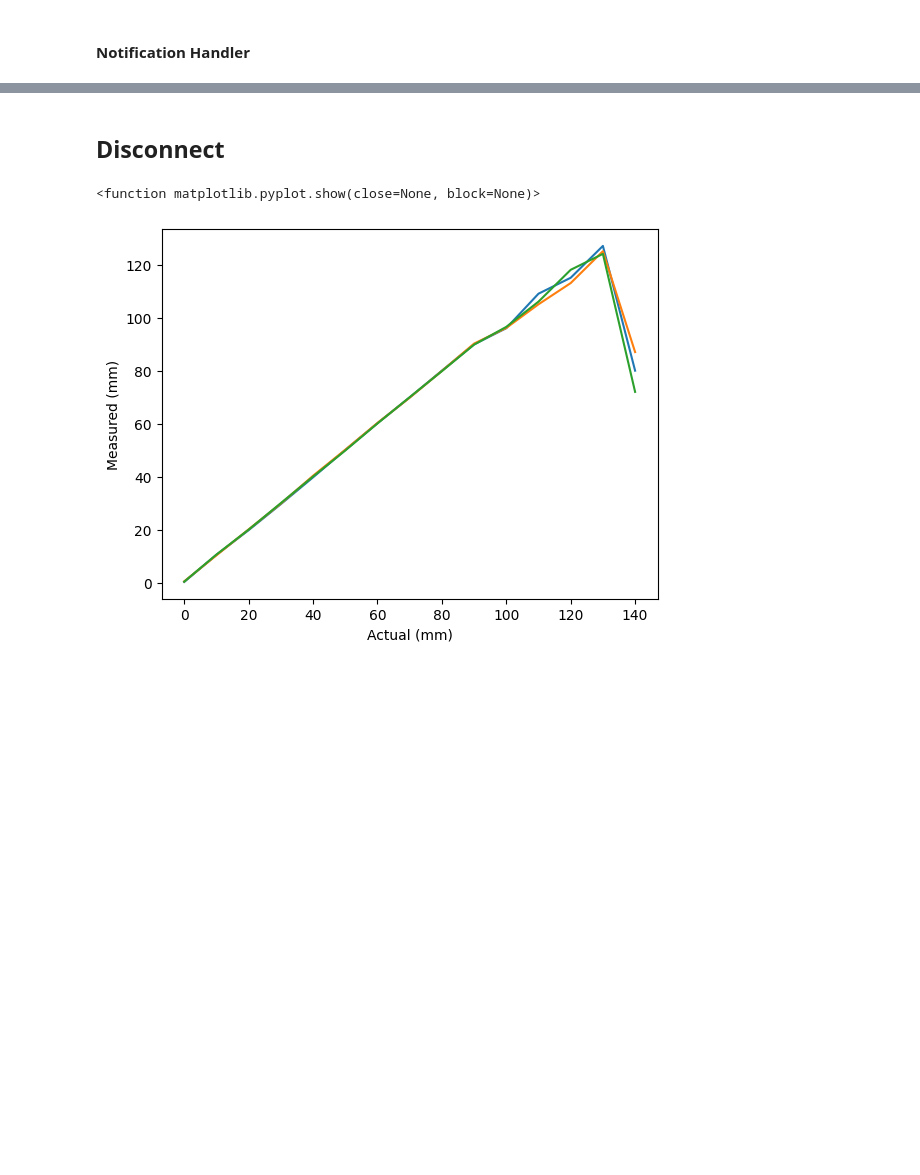
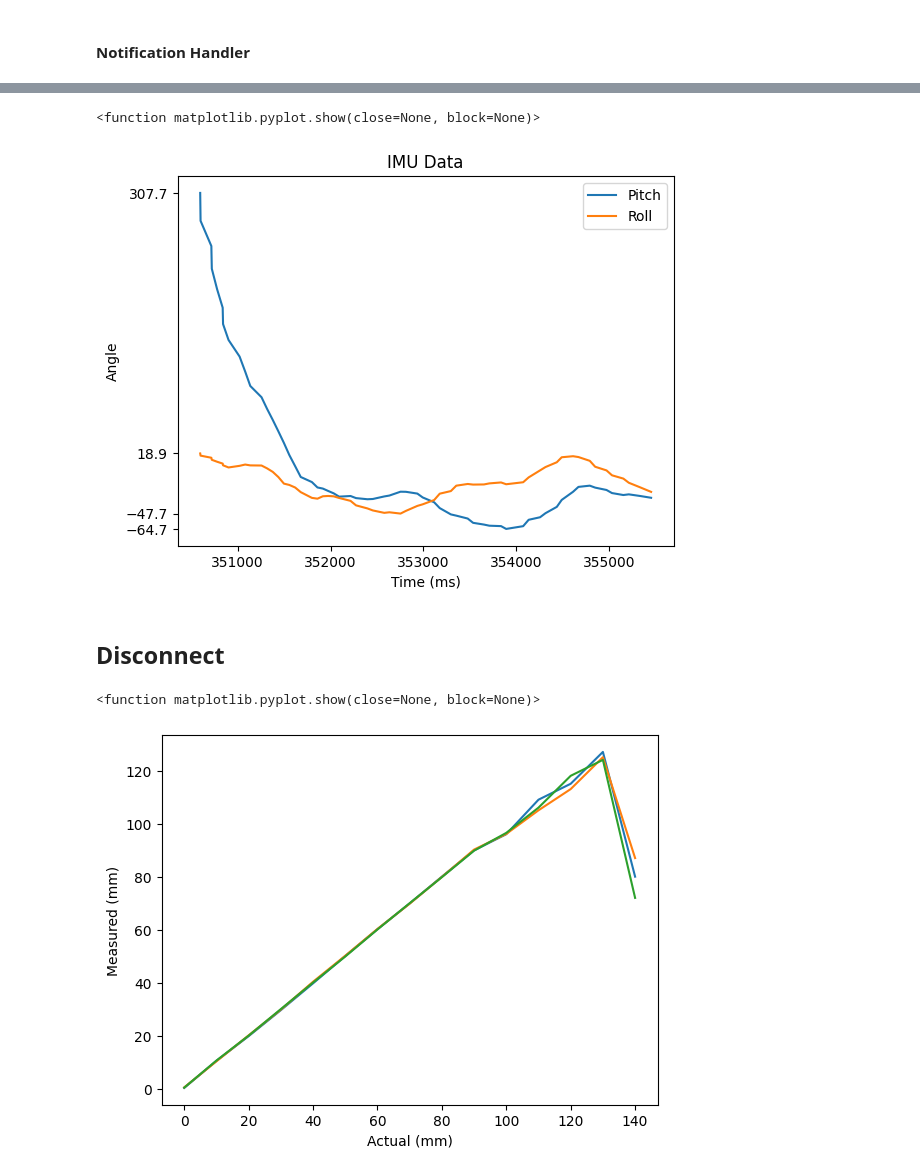
Before and after one commit to bhadrab/ECE4160LabCode, a Jupyter notebook: ble_python/demo.ipynb, the cells around one changed output, grey strips where cells are left out. Saved outputs shown, nothing was run; the diff lists cells and outputs as text; code cells hidden in the pictures; blank space fills up the shorter version.

```diff
--- a/ble_python/demo.ipynb
+++ b/ble_python/demo.ipynb
@@ -237,2 +235,14 @@ ble.send_command(CMD.GET_TEMP_5s_RAPID,"")
+# %%
+plt.xlabel('Time (ms)')
+plt.ylabel('Angle')
+plt.yticks([min(pitch),max(pitch),min(roll),max(roll)])
+plt.plot(IMUtimes,pitch,label="Pitch")
+plt.plot(IMUtimes,roll,label="Roll")
+plt.legend()
+plt.title('IMU Data')
+plt.show
+# %% [output]
+<function matplotlib.pyplot.show(close=None, block=None)>
+[figure, added]
 # %%
 ble.stop_notify(ble.uuid['RX_STRING'])
```
Also changed, not shown: parts of 24 cells of this notebook, 4 other files.
